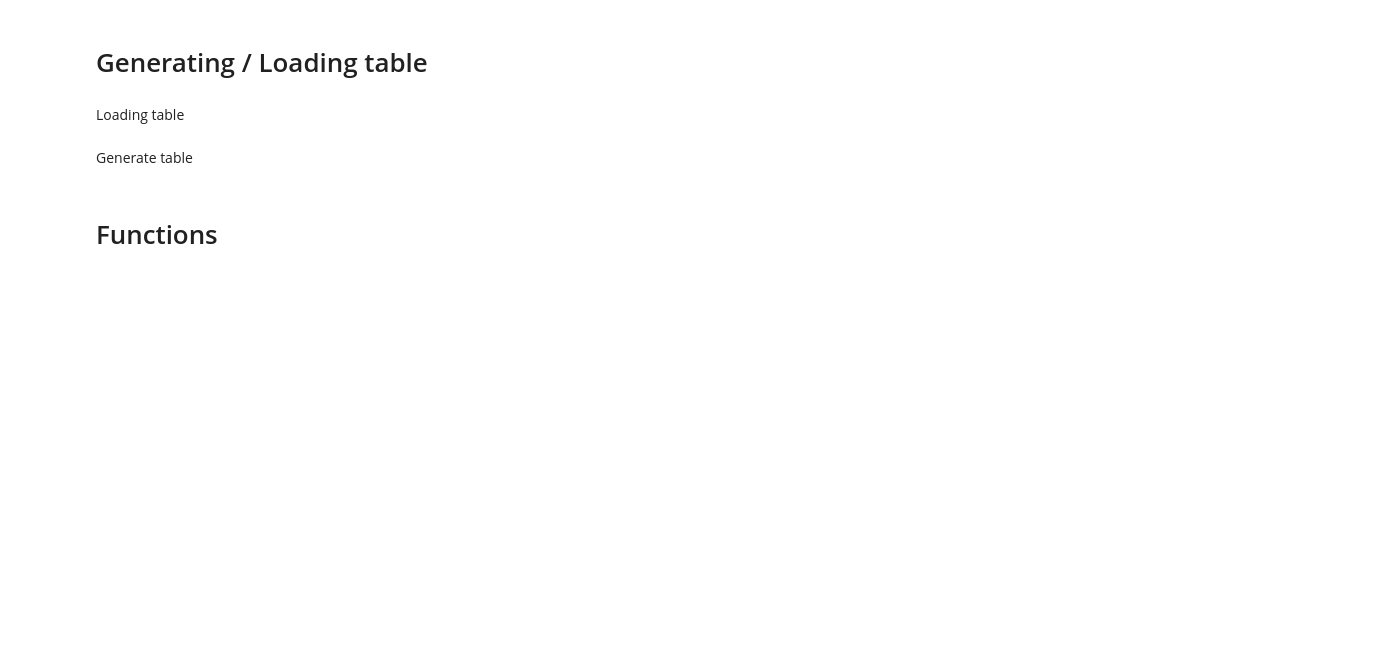
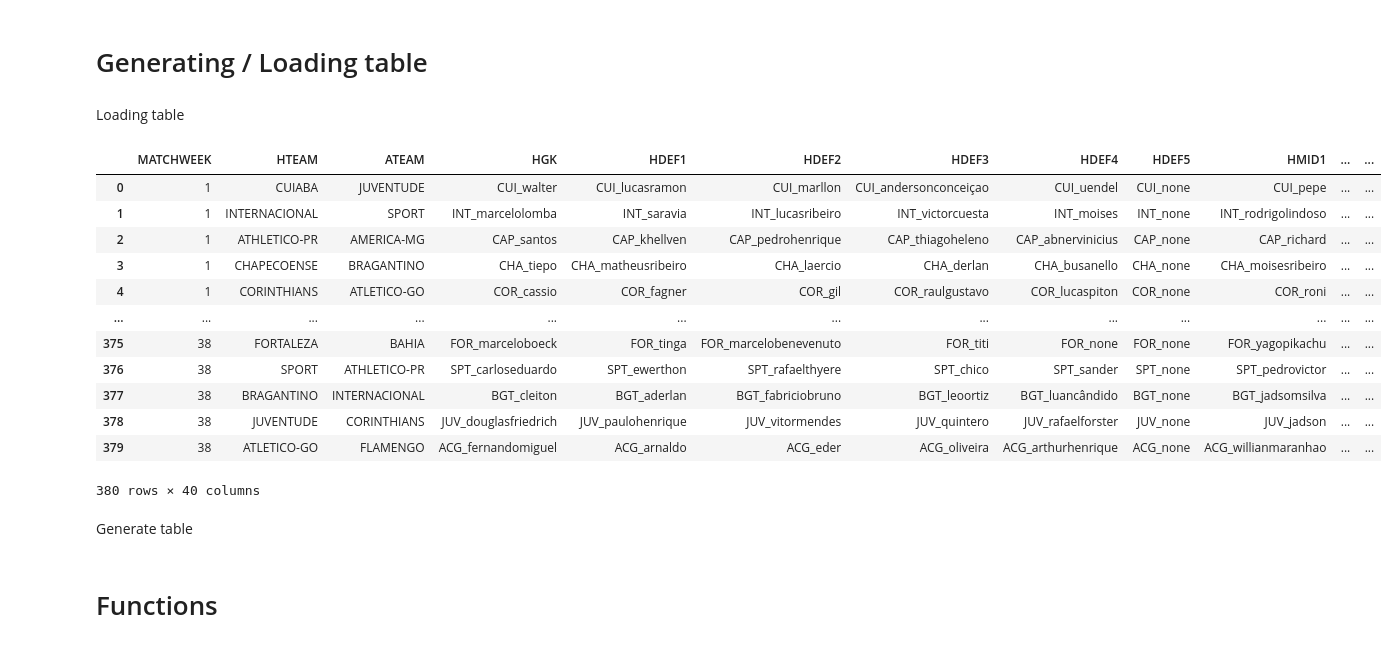
Before and after one commit to mathfigueiredo/Predicting-SerieA-Match-Results, a Jupyter notebook: BRScraping.ipynb, the cells around one changed output. Drawn from its saved outputs; the diff is of its cells as text; code cells hidden in the pictures; blank space fills up the shorter version.

```diff
--- a/BRScraping.ipynb
+++ b/BRScraping.ipynb
@@ -21,6 +21,22 @@ import pickle
 Loading table
 # %%
 table = pd.read_csv('BR-21.csv')
+# %%
+table
+# %% [output]
+|  | MATCHWEEK | HTEAM | ATEAM | HGK | HDEF1 | HDEF2 | HDEF3 | HDEF4 | HDEF5 | HMID1 | ... | ... |
+| 0 | 1 | CUIABA | JUVENTUDE | CUI_walter | CUI_lucasramon | CUI_marllon | CUI_andersonconceiçao | CUI_uendel | CUI_none | CUI_pepe | ... | ... |
+| 1 | 1 | INTERNACIONAL | SPORT | INT_marcelolomba | INT_saravia | INT_lucasribeiro | INT_victorcuesta | INT_moises | INT_none | INT_rodrigolindoso | ... | ... |
+| 2 | 1 | ATHLETICO-PR | AMERICA-MG | CAP_santos | CAP_khellven | CAP_pedrohenrique | CAP_thiagoheleno | CAP_abnervinicius | CAP_none | CAP_richard | ... | ... |
+| 3 | 1 | CHAPECOENSE | BRAGANTINO | CHA_tiepo | CHA_matheusribeiro | CHA_laercio | CHA_derlan | CHA_busanello | CHA_none | CHA_moisesribeiro | ... | ... |
+| 4 | 1 | CORINTHIANS | ATLETICO-GO | COR_cassio | COR_fagner | COR_gil | COR_raulgustavo | COR_lucaspiton | COR_none | COR_roni | ... | ... |
+| ... | ... | ... | ... | ... | ... | ... | ... | ... | ... | ... | ... | ... |
+| 375 | 38 | FORTALEZA | BAHIA | FOR_marceloboeck | FOR_tinga | FOR_marcelobenevenuto | FOR_titi | FOR_none | FOR_none | FOR_yagopikachu | ... | ... |
+| 376 | 38 | SPORT | ATHLETICO-PR | SPT_carloseduardo | SPT_ewerthon | SPT_rafaelthyere | SPT_chico | SPT_sander | SPT_none | SPT_pedrovictor | ... | ... |
+| 377 | 38 | BRAGANTINO | INTERNACIONAL | BGT_cleiton | BGT_aderlan | BGT_fabriciobruno | BGT_leoortiz | BGT_luancândido | BGT_none | BGT_jadsomsilva | ... | ... |
+| 378 | 38 | JUVENTUDE | CORINTHIANS | JUV_douglasfriedrich | JUV_paulohenrique | JUV_vitormendes | JUV_quintero | JUV_rafaelforster | JUV_none | JUV_jadson | ... | ... |
+| 379 | 38 | ATLETICO-GO | FLAMENGO | ACG_fernandomiguel | ACG_arnaldo | ACG_eder | ACG_oliveira | ACG_arthurhenrique | ACG_none | ACG_willianmaranhao | ... | ... |
+380 rows × 40 columns
 # %% [markdown]
 Generate table
 # %%
```
Also changed, not shown: parts of 5 cells of this notebook.
